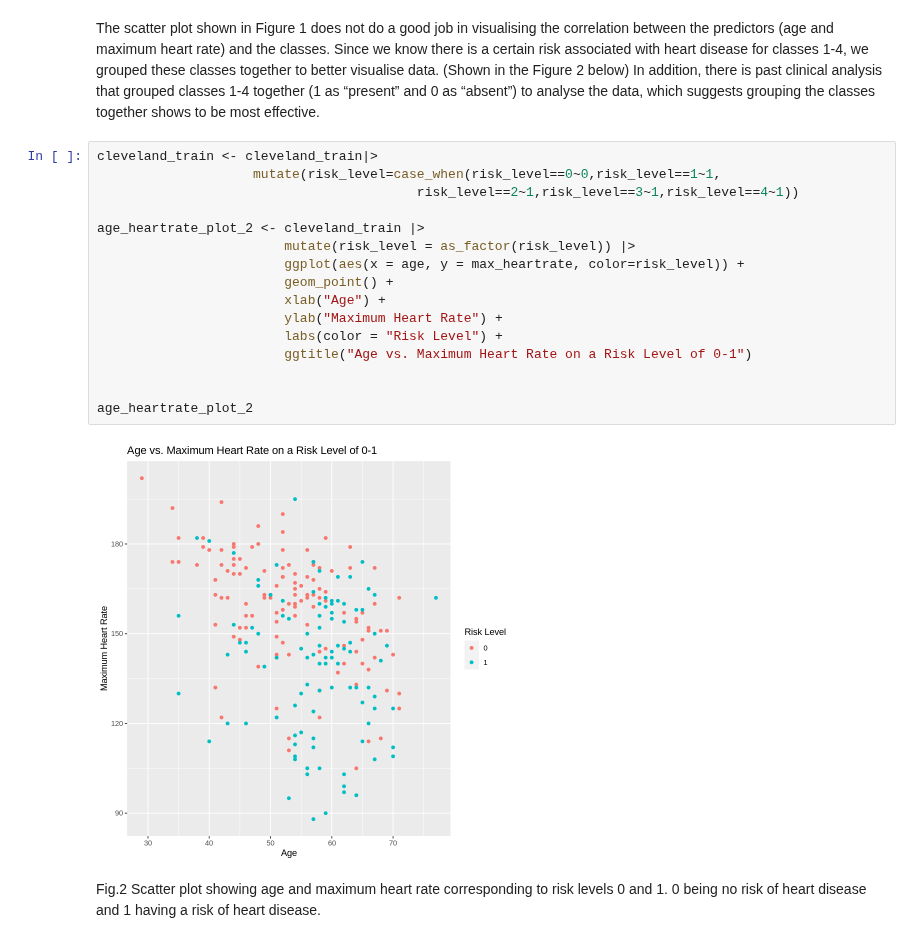
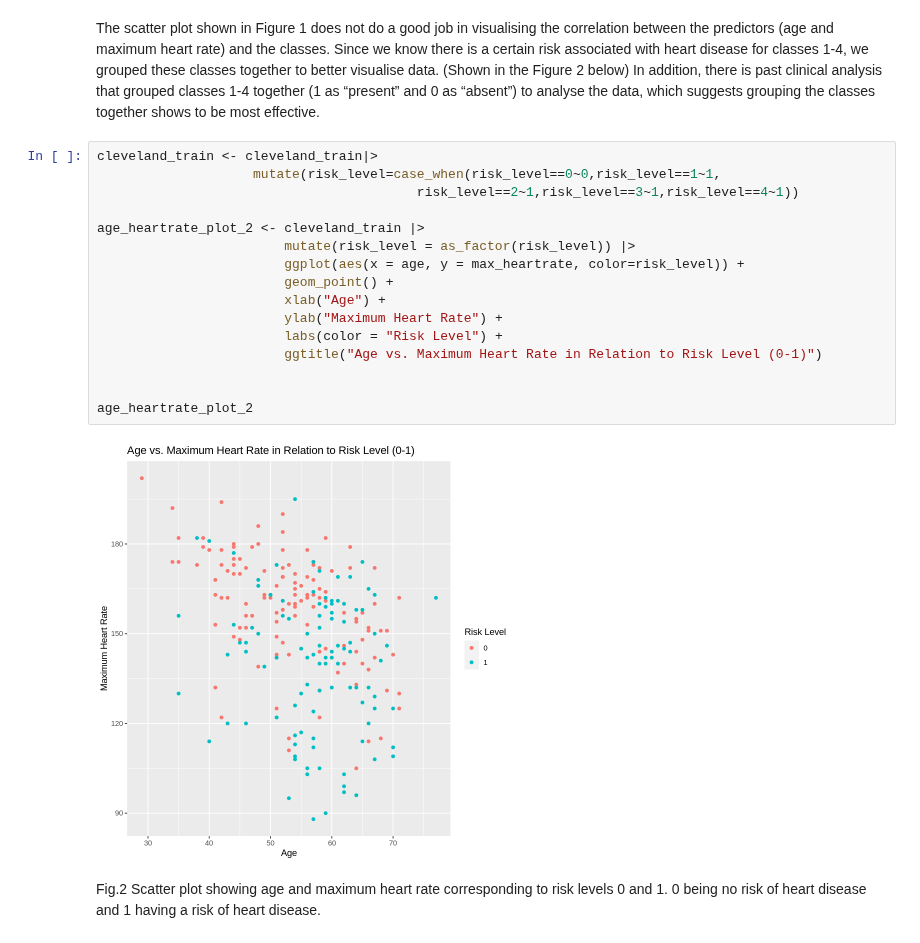
Before and after one commit to samdang03/DSCI-100_2022w2-Group-006, a Jupyter notebook: Cleveland_Heart_Data.ipynb, the cells around one changed output. Drawn from its saved outputs; the diff is of its cells as text.

```diff
--- a/Cleveland_Heart_Data.ipynb
+++ b/Cleveland_Heart_Data.ipynb
@@ -122,20 +122,20 @@ In addition, there is past clinical analysis that grouped classes 1-4 together (
 # %%
 cleveland_train <- cleveland_train|>
                     mutate(risk_level=case_when(risk_level==0~0,risk_level==1~1,
                                          risk_level==2~1,risk_level==3~1,risk_level==4~1))
 
 age_heartrate_plot_2 <- cleveland_train |>
                         mutate(risk_level = as_factor(risk_level)) |>
                         ggplot(aes(x = age, y = max_heartrate, color=risk_level)) +
                         geom_point() +
                         xlab("Age") +
                         ylab("Maximum Heart Rate") +
                         labs(color = "Risk Level") +
-                        ggtitle("Age vs. Maximum Heart Rate on a Risk Level of 0-1")
+                        ggtitle("Age vs. Maximum Heart Rate in Relation to Risk Level (0-1)")
 
 
 age_heartrate_plot_2
 # %% [output]
-[figure, old version]
+[figure, new version]
 # %% [markdown]
 Fig.2 Scatter plot showing age and maximum heart rate corresponding to risk levels 0 and 1. 0 being no risk of heart disease and 1 having a risk of heart disease.
```
Also changed, not shown: parts of 1 cell of this notebook.
